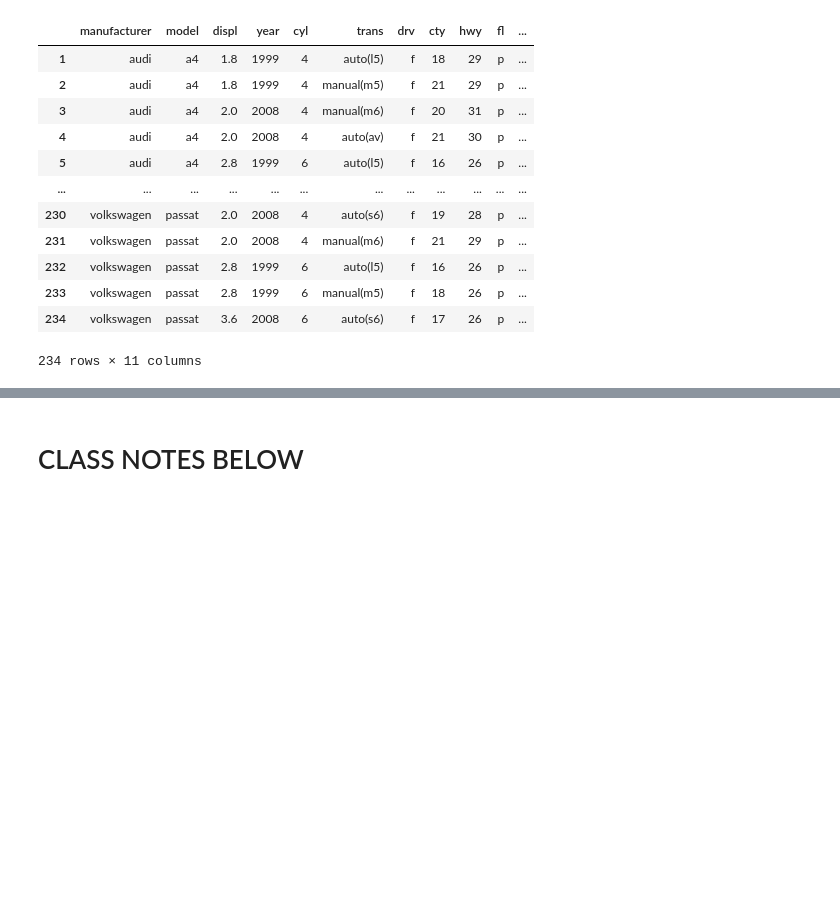
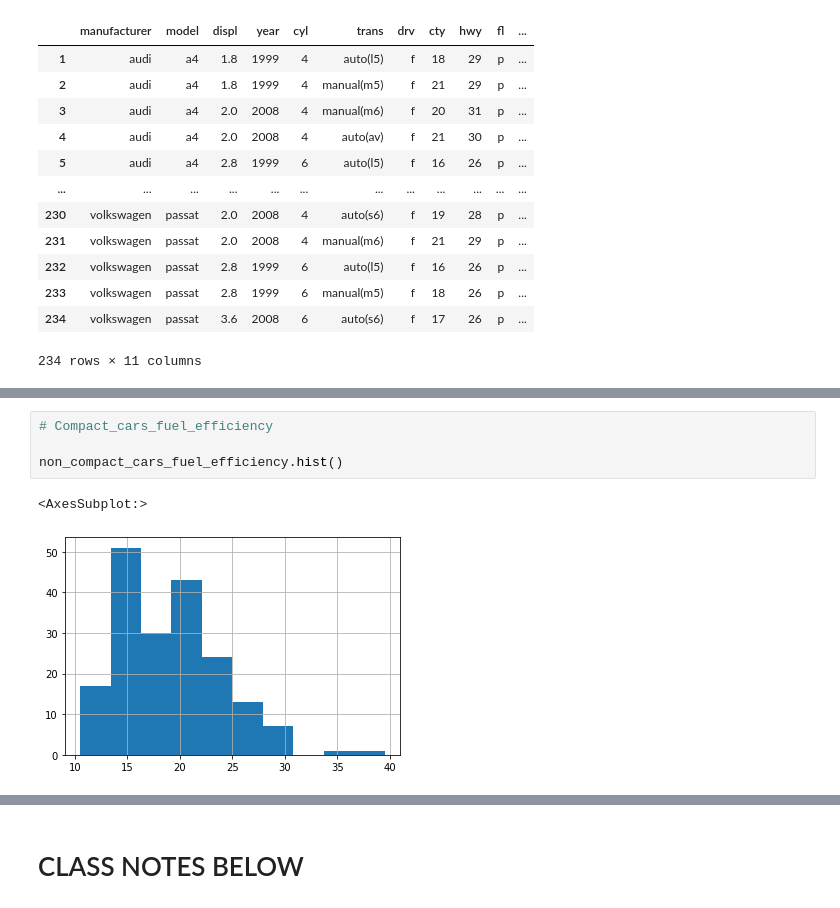
Before and after one commit to stephenkipkurui/statistics-exercises, a Jupyter notebook: hypothesis_testing.ipynb, the cells around one changed output, grey strips where cells are left out. Cells and saved outputs as stored; diff of their text form; blank space fills up the shorter version.

```diff
--- a/hypothesis_testing.ipynb
+++ b/hypothesis_testing.ipynb
@@ -587,0 +449,7 @@ Alternative Hypothesis (1-tail, a is significantly larger than b)------- Ha: μa
+# %%
+# Compact_cars_fuel_efficiency
+
+non_compact_cars_fuel_efficiency.hist()
+# %% [output]
+<AxesSubplot:>
+[figure, added]
```
Also changed, not shown: parts of 51 cells of this notebook.
